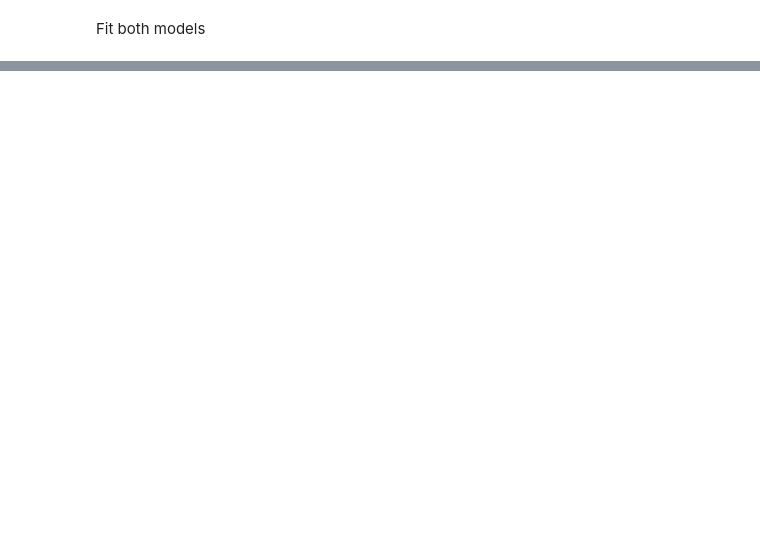
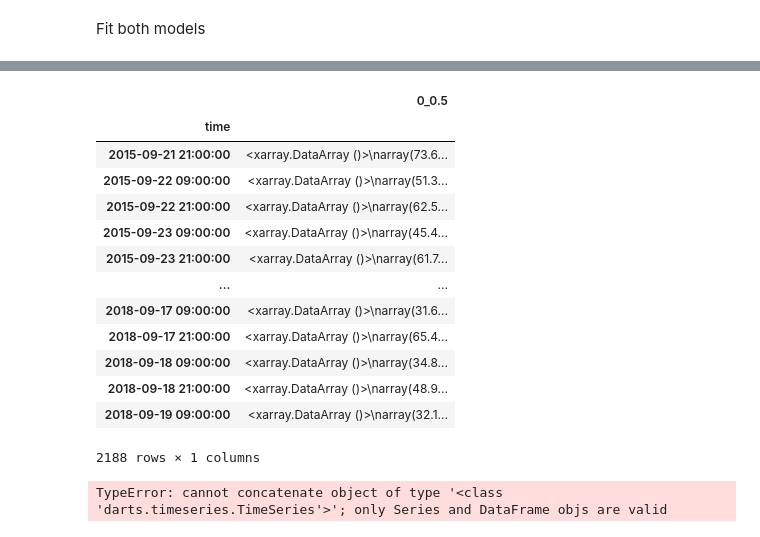
Before and after one commit to orion-junkins/river-level-forecasting, a Jupyter notebook: demo.ipynb, the cells around one changed output, grey strips where cells are left out. Drawn from its saved outputs; the diff is of its cells as text; code cells hidden in the pictures; blank space fills up the shorter version.

```diff
--- a/demo.ipynb
+++ b/demo.ipynb
@@ -77,0 +132,25 @@ Training loss: 0.0005, validation loss: 0.0017, best val loss: 0.0017
+# %%
+y_pred =  hst_fcasts[0].quantile_df()
+# %%
+y_pred
+# %% [output]
+|  | 0_0.5 |
+| time |  |
+| 2015-09-21 21:00:00 | <xarray.DataArray ()>\narray(73.6... |
+| 2015-09-22 09:00:00 | <xarray.DataArray ()>\narray(51.3... |
+| 2015-09-22 21:00:00 | <xarray.DataArray ()>\narray(62.5... |
+| 2015-09-23 09:00:00 | <xarray.DataArray ()>\narray(45.4... |
+| 2015-09-23 21:00:00 | <xarray.DataArray ()>\narray(61.7... |
+| ... | ... |
+| 2018-09-17 09:00:00 | <xarray.DataArray ()>\narray(31.6... |
+| 2018-09-17 21:00:00 | <xarray.DataArray ()>\narray(65.4... |
+| 2018-09-18 09:00:00 | <xarray.DataArray ()>\narray(34.8... |
+| 2018-09-18 21:00:00 | <xarray.DataArray ()>\narray(48.9... |
+| 2018-09-19 09:00:00 | <xarray.DataArray ()>\narray(32.1... |
+2188 rows × 1 columns
+# %%
+frames= [hst_fcasts[0], y_val]
+import pandas as pd
+df_joined = pd.concat(frames, axis=1, join="inner")
+# %% [output]
+TypeError: cannot concatenate object of type '<class 'darts.timeseries.TimeSeries'>'; only Series and DataFrame objs are valid
```
Also changed, not shown: parts of 14 cells of this notebook, 1 other file.
